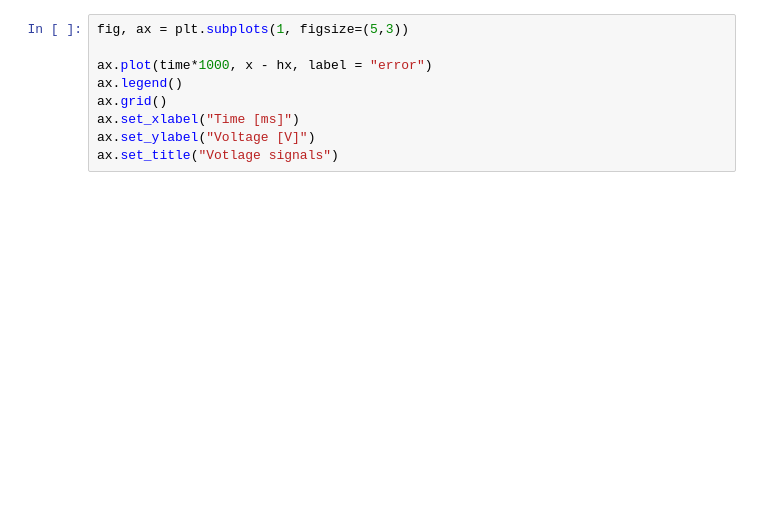
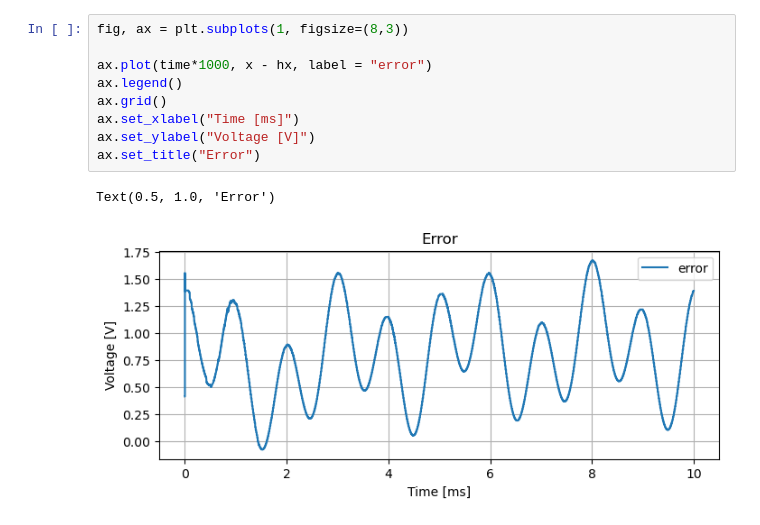
Before and after one commit to AlejandroJuarezLora/SNN_IPN, a Jupyter notebook: sim_results/tb_4x8x4_proc.ipynb, the cells around one changed output. Cells and saved outputs as stored; diff of their text form; blank space fills up the shorter version.

```diff
--- a/sim_results/tb_4x8x4_proc.ipynb
+++ b/sim_results/tb_4x8x4_proc.ipynb
@@ -83,9 +95,12 @@ len(time)
 # %%
-fig, ax = plt.subplots(1, figsize=(5,3))
+fig, ax = plt.subplots(1, figsize=(8,3))
 
 ax.plot(time*1000, x - hx, label = "error")
 ax.legend()
 ax.grid()
 ax.set_xlabel("Time [ms]")
 ax.set_ylabel("Voltage [V]")
-ax.set_title("Votlage signals")
+ax.set_title("Error")
+# %% [output]
+Text(0.5, 1.0, 'Error')
+[figure, added]
```
Also changed, not shown: parts of 11 cells of this notebook, 33 other files.
